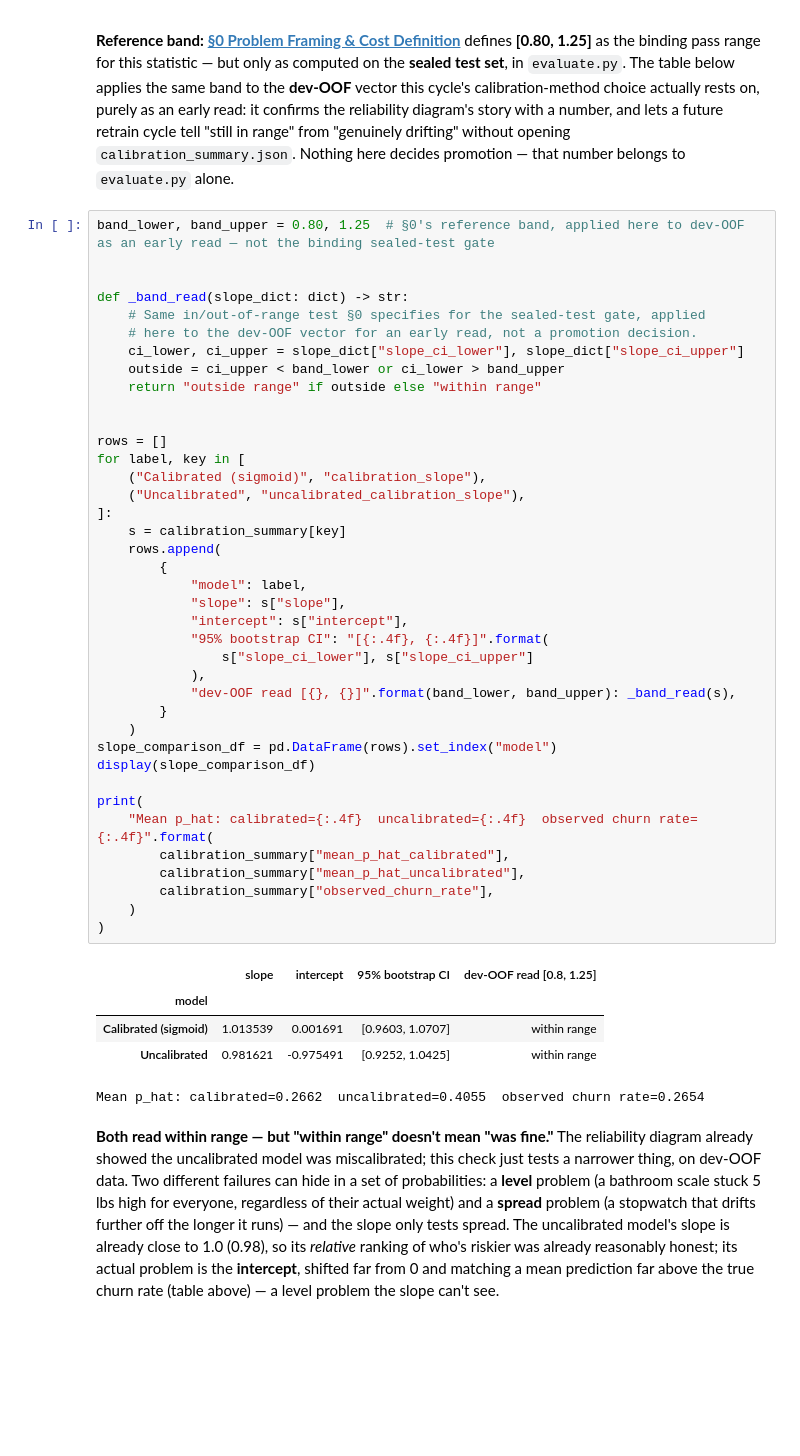
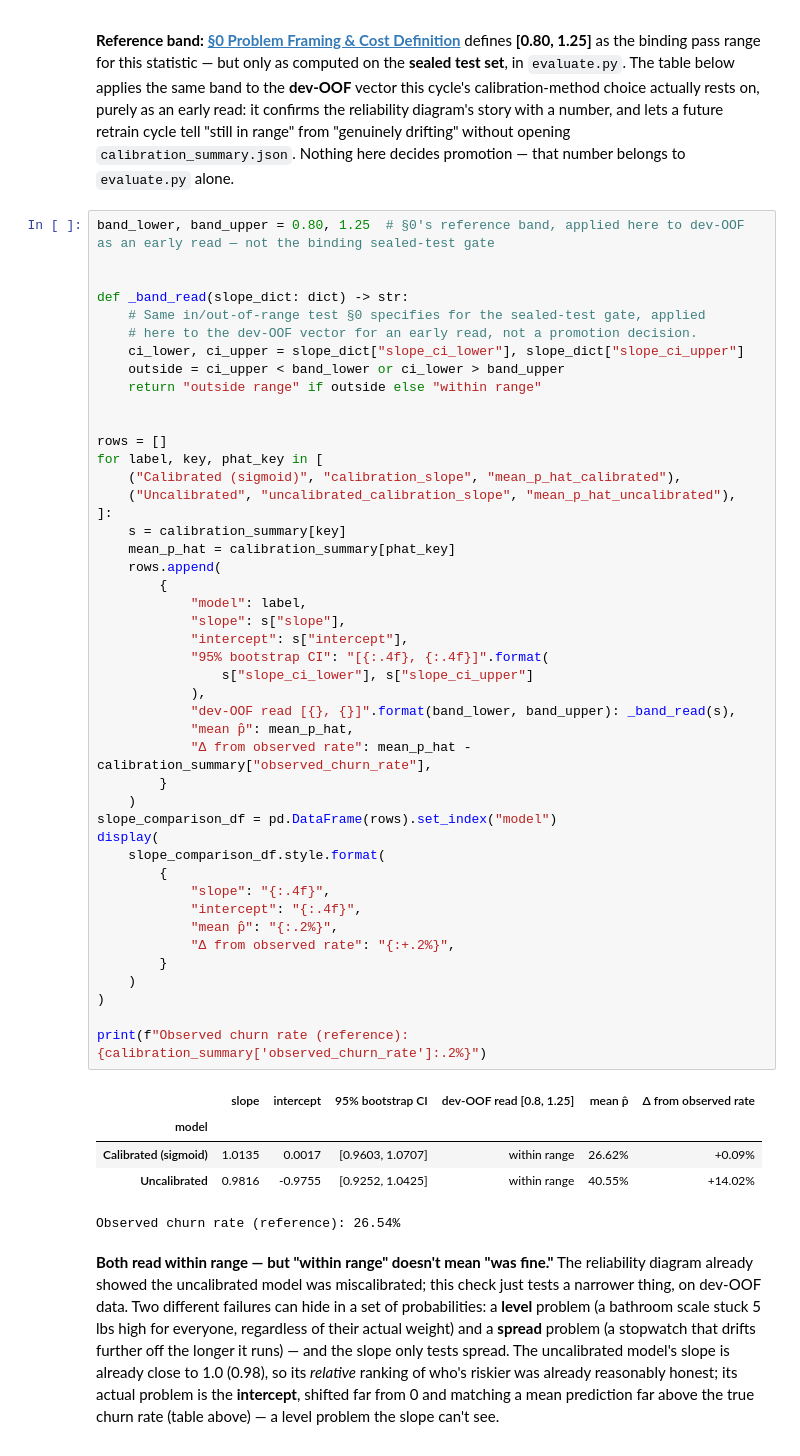
Before and after one commit to Ampofowaa/TelcoChurn_PortfolioProject, a Jupyter notebook: notebooks/04-calibration-and-threshold.ipynb, the cells around one changed output. Cells and saved outputs as stored; diff of their text form; blank space fills up the shorter version.

```diff
--- a/notebooks/04-calibration-and-threshold.ipynb
+++ b/notebooks/04-calibration-and-threshold.ipynb
@@ -141,48 +178,54 @@ It catches something Brier score and ECE can miss: a model can *rank* customers
 # %%
 band_lower, band_upper = 0.80, 1.25  # §0's reference band, applied here to dev-OOF as an early read — not the binding sealed-test gate
 
 
 def _band_read(slope_dict: dict) -> str:
     # Same in/out-of-range test §0 specifies for the sealed-test gate, applied
     # here to the dev-OOF vector for an early read, not a promotion decision.
     ci_lower, ci_upper = slope_dict["slope_ci_lower"], slope_dict["slope_ci_upper"]
     outside = ci_upper < band_lower or ci_lower > band_upper
     return "outside range" if outside else "within range"
 
 
 rows = []
-for label, key in [
-    ("Calibrated (sigmoid)", "calibration_slope"),
-    ("Uncalibrated", "uncalibrated_calibration_slope"),
+for label, key, phat_key in [
+    ("Calibrated (sigmoid)", "calibration_slope", "mean_p_hat_calibrated"),
+    ("Uncalibrated", "uncalibrated_calibration_slope", "mean_p_hat_uncalibrated"),
 ]:
     s = calibration_summary[key]
+    mean_p_hat = calibration_summary[phat_key]
     rows.append(
         {
             "model": label,
             "slope": s["slope"],
             "intercept": s["intercept"],
             "95% bootstrap CI": "[{:.4f}, {:.4f}]".format(
                 s["slope_ci_lower"], s["slope_ci_upper"]
             ),
             "dev-OOF read [{}, {}]".format(band_lower, band_upper): _band_read(s),
+            "mean p̂": mean_p_hat,
+            "Δ from observed rate": mean_p_hat - calibration_summary["observed_churn_rate"],
         }
     )
 slope_comparison_df = pd.DataFrame(rows).set_index("model")
-display(slope_comparison_df)
-
-print(
-    "Mean p_hat: calibrated={:.4f}  uncalibrated={:.4f}  observed churn rate={:.4f}".format(
-        calibration_summary["mean_p_hat_calibrated"],
-        calibration_summary["mean_p_hat_uncalibrated"],
-        calibration_summary["observed_churn_rate"],
+display(
+    slope_comparison_df.style.format(
+        {
+            "slope": "{:.4f}",
+            "intercept": "{:.4f}",
+            "mean p̂": "{:.2%}",
+            "Δ from observed rate": "{:+.2%}",
+        }
     )
 )
+
+print(f"Observed churn rate (reference): {calibration_summary['observed_churn_rate']:.2%}")
 # %% [output]
-|  | slope | intercept | 95% bootstrap CI | dev-OOF read [0.8, 1.25] |
-| model |  |  |  |  |
-| Calibrated (sigmoid) | 1.013539 | 0.001691 | [0.9603, 1.0707] | within range |
-| Uncalibrated | 0.981621 | -0.975491 | [0.9252, 1.0425] | within range |
+|  | slope | intercept | 95% bootstrap CI | dev-OOF read [0.8, 1.25] | mean p̂ | Δ from observed rate |
+| model |  |  |  |  |  |  |
+| Calibrated (sigmoid) | 1.0135 | 0.0017 | [0.9603, 1.0707] | within range | 26.62% | +0.09% |
+| Uncalibrated | 0.9816 | -0.9755 | [0.9252, 1.0425] | within range | 40.55% | +14.02% |
-Mean p_hat: calibrated=0.2662  uncalibrated=0.4055  observed churn rate=0.2654
+Observed churn rate (reference): 26.54%
 # %% [markdown]
 **Both read within range — but "within range" doesn't mean "was fine."** The reliability diagram already showed the uncalibrated model was miscalibrated; this check just tests a narrower thing, on dev-OOF data. Two different failures can hide in a set of probabilities: a **level** problem (a bathroom scale stuck 5 lbs high for everyone, regardless of their actual weight) and a **spread** problem (a stopwatch that drifts further off the longer it runs) — and the slope only tests spread. The uncalibrated model's slope is already close to 1.0 (0.98), so its *relative* ranking of who's riskier was already reasonably honest; its actual problem is the **intercept**, shifted far from 0 and matching a mean prediction far above the true churn rate (table above) — a level problem the slope can't see.
 
```
Also changed, not shown: parts of 11 cells of this notebook, 1 other file.
